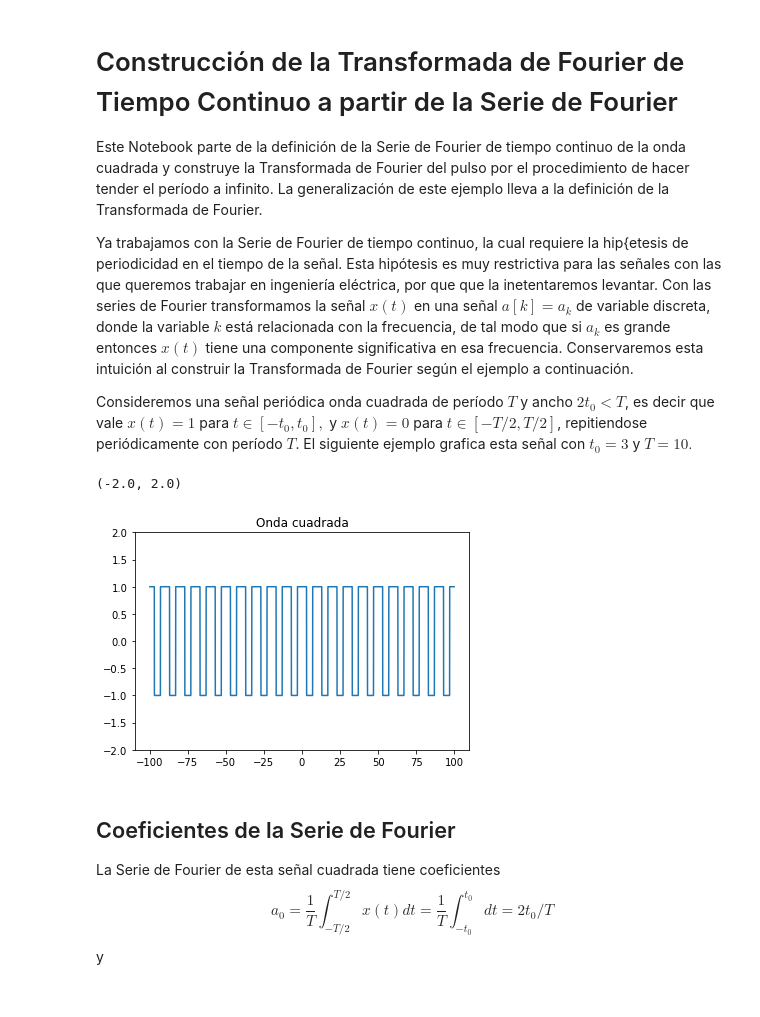
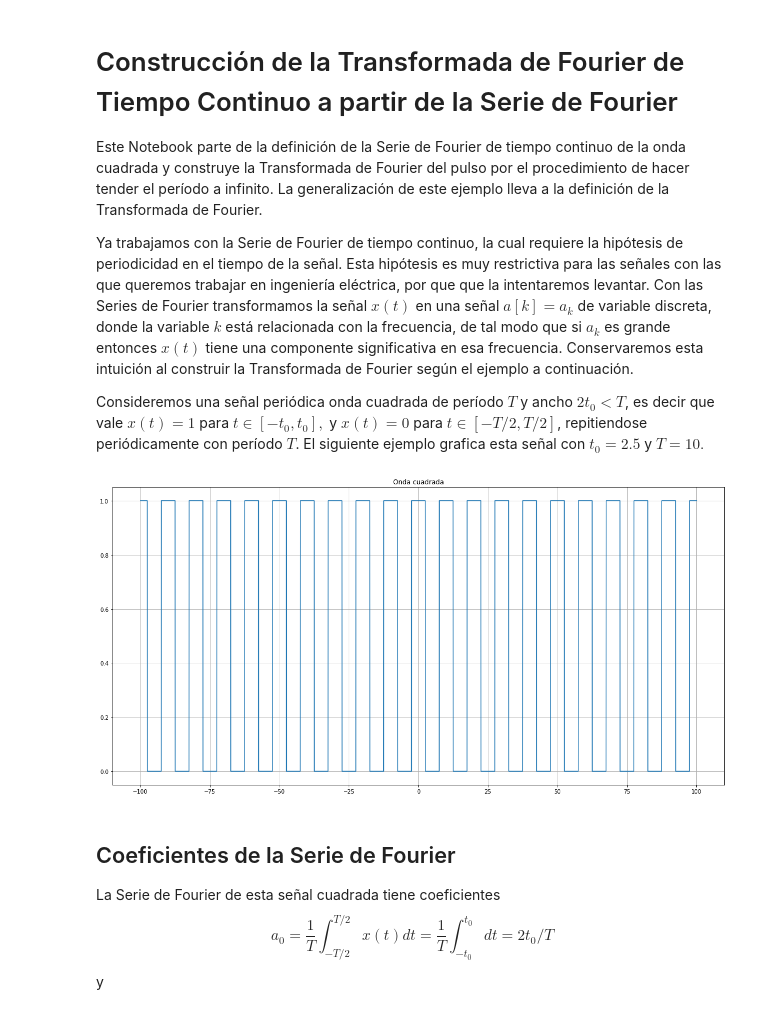
Before and after one commit to seys-fing/scripts, a Jupyter notebook: seys_05_TdeF.ipynb, the cells around one changed output. Cells and saved outputs as stored; diff of their text form; code cells hidden in the pictures.

```diff
--- a/seys_05_TdeF.ipynb
+++ b/seys_05_TdeF.ipynb
@@ -2,42 +2,43 @@
 # Construcción de la Transformada de Fourier de Tiempo Continuo a partir de la Serie de Fourier
 Este Notebook parte de la definición de la Serie de Fourier de tiempo continuo de la onda cuadrada y construye la Transformada de Fourier del pulso por el procedimiento de hacer tender el  período  a infinito. La generalización de este ejemplo lleva a la definición de la Transformada de Fourier.
 
-Ya trabajamos con la Serie de Fourier de tiempo continuo, la cual requiere la hip{etesis de periodicidad en el tiempo de la señal. Esta hipótesis es muy restrictiva  para las señales con las que queremos trabajar en ingeniería eléctrica, por que que la inetentaremos levantar. Con las series de Fourier transformamos la señal $x(t)$ en una señal $a[k]=a_k$ de variable discreta, donde la variable $k$ está relacionada con la frecuencia, de tal modo que  si $a_k$ es grande entonces $x(t)$ tiene una componente significativa en esa frecuencia.  Conservaremos esta intuición al construir la Transformada de Fourier según el ejemplo a continuación.
+Ya trabajamos con la Serie de Fourier de tiempo continuo, la cual requiere la hipótesis de periodicidad en el tiempo de la señal. Esta hipótesis es muy restrictiva  para las señales con las que queremos trabajar en ingeniería eléctrica, por que que la intentaremos levantar. Con las Series de Fourier transformamos la señal $x(t)$ en una señal $a[k]=a_k$ de variable discreta, donde la variable $k$ está relacionada con la frecuencia, de tal modo que  si $a_k$ es grande entonces $x(t)$ tiene una componente significativa en esa frecuencia.  Conservaremos esta intuición al construir la Transformada de Fourier según el ejemplo a continuación.
 
-Consideremos una señal periódica onda cuadrada de período $T$  y ancho $2t_0<T$, es decir que vale   $x(t)=1$ para $ t \in[-t_0,t_0],$ y $x(t)=0$ para $t\in[-T/2,T/2]$, repitiendose periódicamente con  período $T$. El siguiente ejemplo grafica esta señal con $t_0=3$ y $T=10.$
+Consideremos una señal periódica onda cuadrada de período $T$  y ancho $2t_0<T$, es decir que vale   $x(t)=1$ para $ t \in[-t_0,t_0],$ y $x(t)=0$ para $t\in[-T/2,T/2]$, repitiendose periódicamente con  período $T$. El siguiente ejemplo grafica esta señal con $t_0=2.5$ y $T=10.$
+# %%
+# Señales y Sistemas, 2019. IIE-FIng-Udelar.
+# @author: Juan Bazerque
+
+import warnings
+import matplotlib.pyplot as plt
+import numpy as np
+from scipy import signal
+import scipy as sp
+
+plt.rcParams["figure.figsize"] = (20, 10)
+
+warnings.filterwarnings("ignore")
 # %%
-#Señales y Sistemas, 2019. IIE-FIng-Udelar.
-#@author: Juan Bazerque
-
-# Importar funciones necesarias
-from scipy import signal
-import numpy as np
-import matplotlib.pyplot as plt
-import warnings
-
-warnings.filterwarnings('ignore')
-
-
 # =============================================================================
 # Onda cuadrada de ancho t_0 y período T
 # =============================================================================
 def ondaCuadrada(t, T, t0):
-    return signal.square(2 * np.pi * 1 / T * (t + t0), 2 * t0 / T)
+    return 0.5 * (signal.square(2 * np.pi * 1 / T * (t + t0), 2 * t0 / T) + 1)
 
 
 t = np.linspace(-100, 100, 5000)
 T = 10
-t0 = 3
+t0 = 2.5
 
 x = ondaCuadrada(t, T, t0)
 fig, ax = plt.subplots()
 plt.plot(t, x)
-plt.title('Onda cuadrada')
-plt.ylim(-2, 2)
+plt.title("Onda cuadrada")
+# plt.ylim(-2, 2)
+plt.grid()
 # ax.set_aspect(8.0)
 # %% [output]
-(-2.0, 2.0)
-[figure, old version]
+[figure, new version]
 # %% [markdown]
 ## Coeficientes de la Serie de Fourier
 
```
Also changed, not shown: parts of 7 cells of this notebook, 3 other files.
